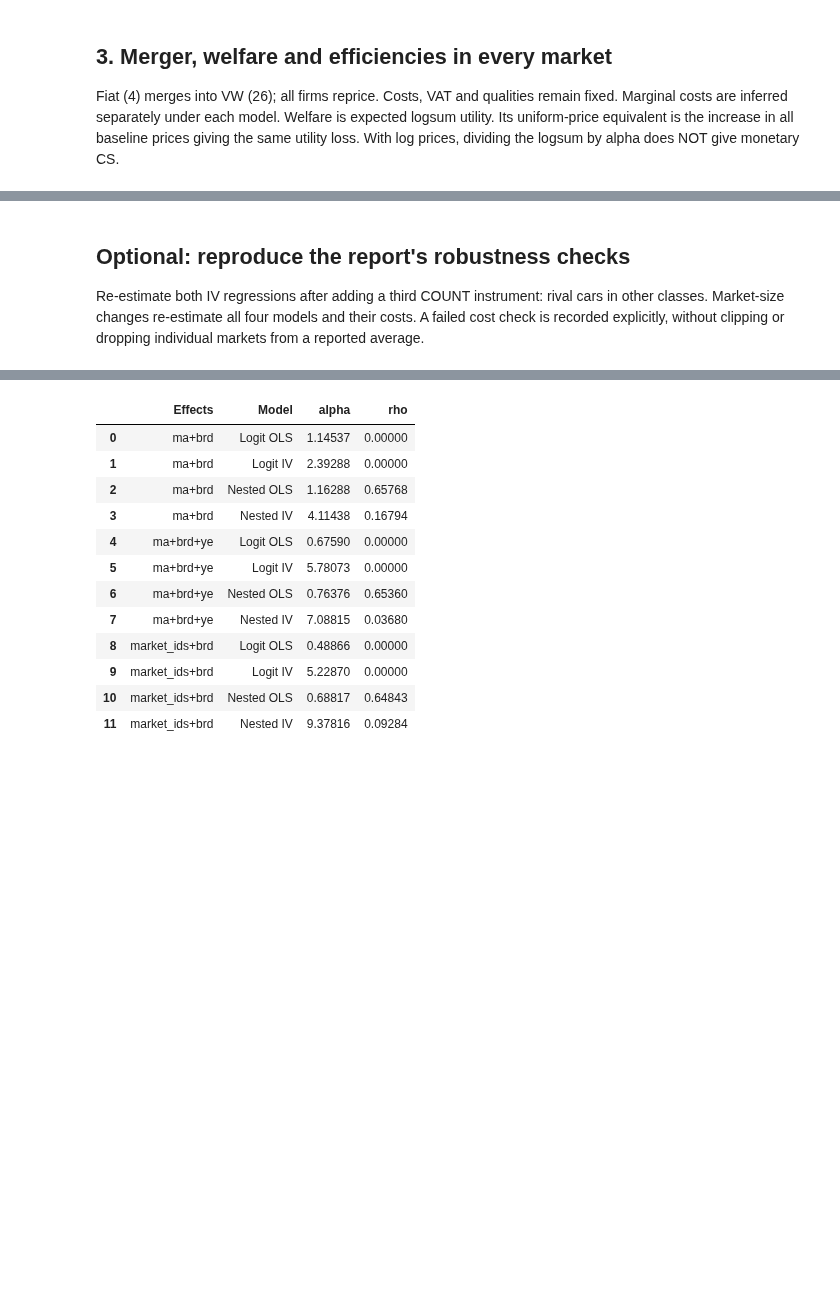
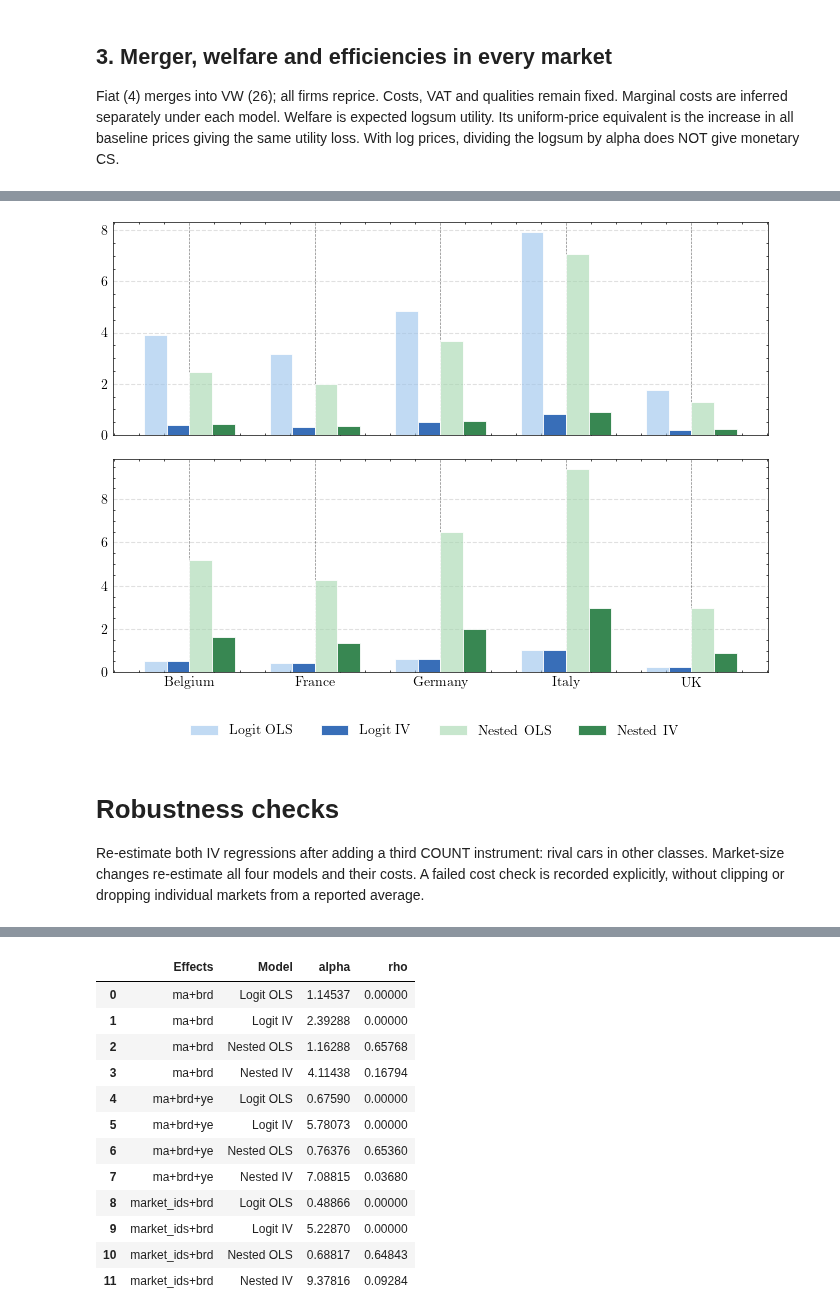
Before and after one commit to MO-tothe-ES/AIO_UCPH, a Jupyter notebook: P1_EUcars/project1.ipynb, the cells around one changed output, grey strips where cells are left out. Drawn from its saved outputs; the diff is of its cells as text; code cells hidden in the pictures; blank space fills up the shorter version.

```diff
--- a/P1_EUcars/project1.ipynb
+++ b/P1_EUcars/project1.ipynb
@@ -247,5 +249,71 @@ Solved all markets: Nested IV
+# %%
+order = ['Logit OLS', 'Logit IV', 'Nested OLS', 'Nested IV']
+
+price = country['Price change (%)'].unstack()[order].reindex(countries.values())
+div = (pd.DataFrame(diversion)
+       .groupby(['country', 'Model'])['Partner diversion (%)']
+       .mean()
+       .unstack()[order]
+       .reindex(countries.values()))
+
+colors = [
+    (0.60, 0.76, 0.92, 0.60),  # Logit OLS: light pastel blue
+    (0.22, 0.43, 0.72, 1.00),  # Logit IV: dark blue
+    (0.64, 0.84, 0.68, 0.60),  # Nested OLS: light pastel green
+    (0.22, 0.53, 0.32, 1.00),  # Nested IV: dark green
+]
+
+fig, axes = plt.subplots(2, 1, figsize=(7, 5.5), sharex=True)
+
+for ax, df, ylabel in zip(
+    axes,
+    [price, div],
+    ['% Price increase', '% Partner diversion']
+):
+    df.plot.bar(
+        ax=ax,
+        width=0.72,
+        rot=0,
+        legend=False,
+        color=colors,
+        edgecolor='white',
+        linewidth=0.6
+    )
+
+    ax.set_ylabel(ylabel, fontweight='bold')
+    ax.set_xlabel('')
+    ax.set_axisbelow(True)
+    ax.grid(axis='y', alpha=0.12, linewidth=0.8)
+
+    # keep full default square border, just make text cleaner
+    ax.tick_params(axis='both', length=0, labelsize=10)
+
+    for label in ax.get_xticklabels():
+        label.set_fontweight('bold')
+    for label in ax.get_yticklabels():
+        label.set_fontweight('bold')
+
+axes[1].tick_params(axis='x', labelbottom=True)
+
+handles, labels = axes[0].get_legend_handles_labels()
+legend = fig.legend(
+    handles, labels,
+    loc='lower center',
+    ncol=4,
+    frameon=False,
+    bbox_to_anchor=(0.5, 0.01),
+    prop={'weight': 'bold', 'size': 10}
+)
+
+fig.tight_layout(rect=[0, 0.09, 1, 1])
+
+fig.savefig(OUT / 'comparison_countries.pdf', bbox_inches='tight')
+fig.savefig(OUT / 'comparison_countries.png', dpi=300, bbox_inches='tight')
+plt.show()
+# %% [output]
+[figure, added]
 # %% [markdown]
-## Optional: reproduce the report's robustness checks
+# Robustness checks
 Re-estimate both IV regressions after adding a third COUNT instrument:
 rival cars in other classes. Market-size changes re-estimate all four models and their costs.
 A failed cost check is recorded explicitly, without clipping or dropping
```
Also changed, not shown: parts of 5 cells of this notebook, 16 other files.
